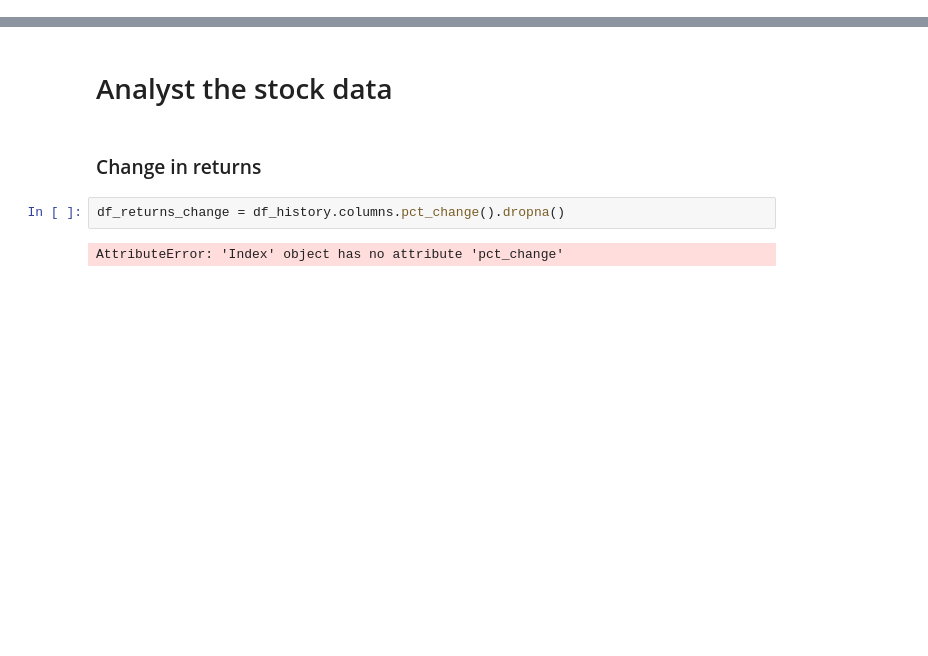
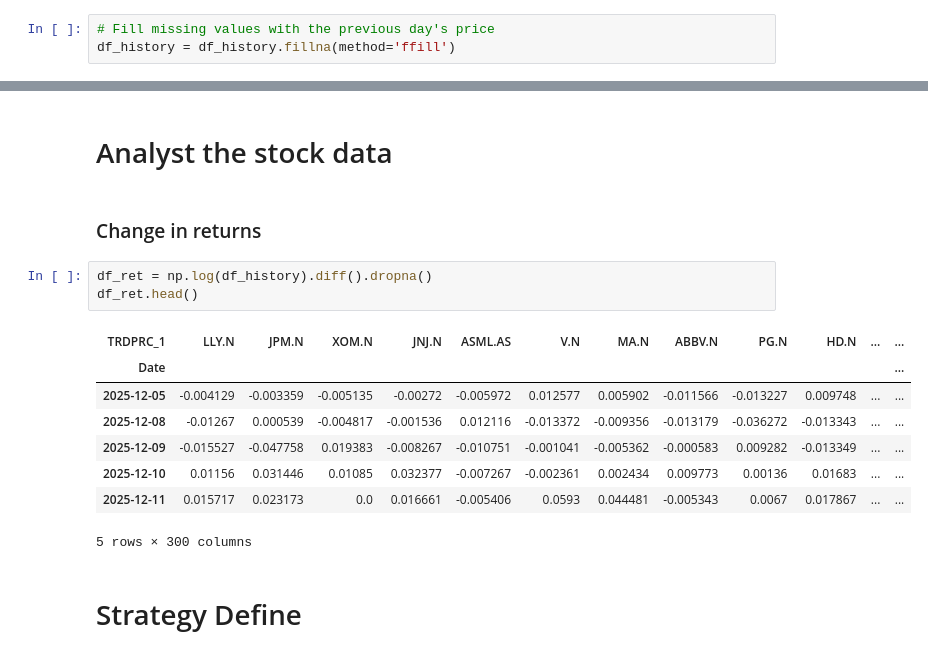
Before and after one commit to whiplash9102/ESG_Portfolio, a Jupyter notebook: v1.4/stockScreener.ipynb, the cells around one changed output, grey strips where cells are left out. Saved outputs shown, nothing was run; the diff lists cells and outputs as text; blank space fills up the shorter version.

Commit message:
New update of git screener and strategy

```diff
--- a/v1.4/stockScreener.ipynb
+++ b/v1.4/stockScreener.ipynb
@@ -96,0 +117,3 @@ df_history.head()
+# %%
+# Fill missing values with the previous day's price
+df_history = df_history.fillna(method='ffill')
@@ -99,6 +139,16 @@ df_history.head()
 # %% [markdown]
 ### Change in returns
 # %%
-df_returns_change = df_history.columns.pct_change().dropna()
+df_ret = np.log(df_history).diff().dropna()
+df_ret.head()
 # %% [output]
+| TRDPRC_1 | LLY.N | JPM.N | XOM.N | JNJ.N | ASML.AS | V.N | MA.N | ABBV.N | PG.N | HD.N | ... | ... |
+| Date |  |  |  |  |  |  |  |  |  |  |  | ... |
+| 2025-12-05 | -0.004129 | -0.003359 | -0.005135 | -0.00272 | -0.005972 | 0.012577 | 0.005902 | -0.011566 | -0.013227 | 0.009748 | ... | ... |
+| 2025-12-08 | -0.01267 | 0.000539 | -0.004817 | -0.001536 | 0.012116 | -0.013372 | -0.009356 | -0.013179 | -0.036272 | -0.013343 | ... | ... |
+| 2025-12-09 | -0.015527 | -0.047758 | 0.019383 | -0.008267 | -0.010751 | -0.001041 | -0.005362 | -0.000583 | 0.009282 | -0.013349 | ... | ... |
+| 2025-12-10 | 0.01156 | 0.031446 | 0.01085 | 0.032377 | -0.007267 | -0.002361 | 0.002434 | 0.009773 | 0.00136 | 0.01683 | ... | ... |
+| 2025-12-11 | 0.015717 | 0.023173 | 0.0 | 0.016661 | -0.005406 | 0.0593 | 0.044481 | -0.005343 | 0.0067 | 0.017867 | ... | ... |
-AttributeError: 'Index' object has no attribute 'pct_change'
+5 rows × 300 columns
+# %% [markdown]
+# Strategy Define
```
Also changed, not shown: parts of 11 cells of this notebook, 7 other files.
